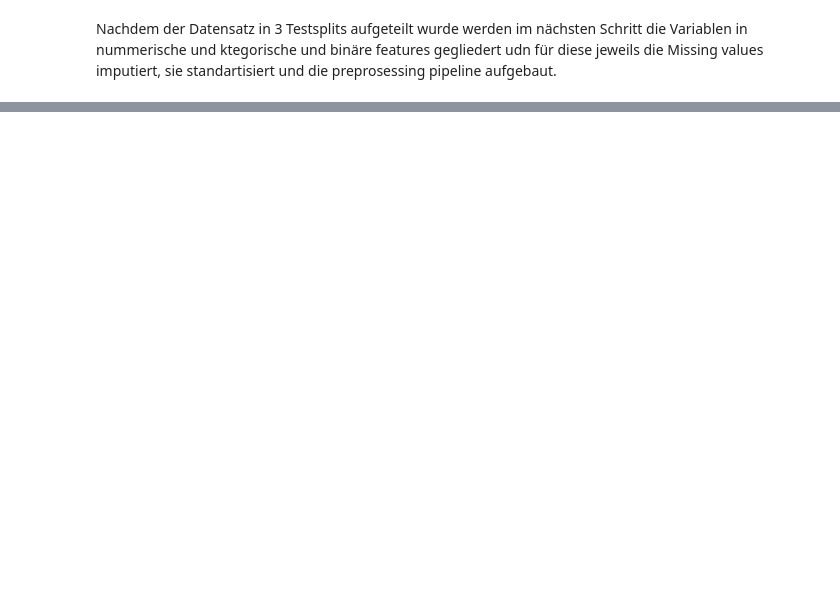
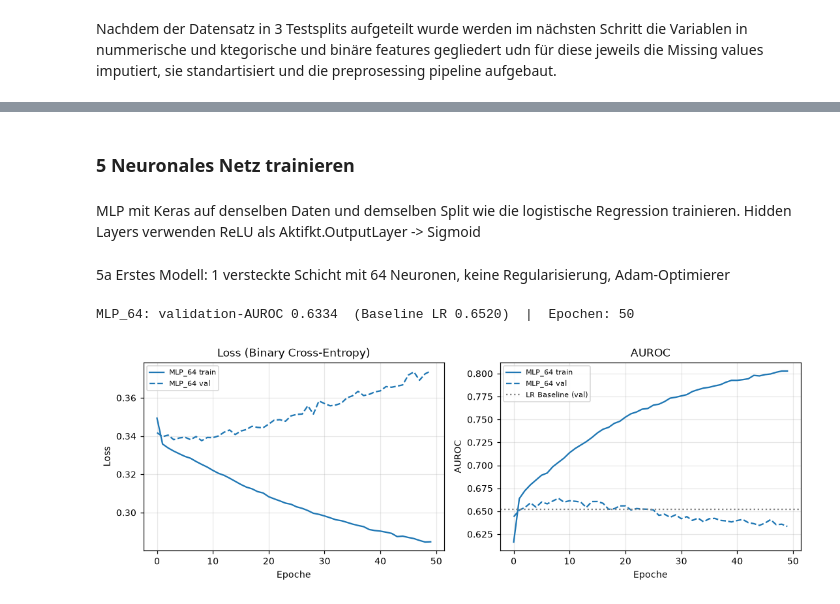
Before and after one commit to Marcinho2107/KIGW, a Jupyter notebook: ue1/ue1_elbischger_krauss.ipynb, the cells around one changed output, grey strips where cells are left out. Drawn from its saved outputs; the diff is of its cells as text; code cells hidden in the pictures; blank space fills up the shorter version.

```diff
--- a/ue1/ue1_elbischger_krauss.ipynb
+++ b/ue1/ue1_elbischger_krauss.ipynb
@@ -555,8 +555,10 @@ groups_tmp = groups.iloc[tmp_idx]
 
 # train_size=0,653 --> immer der erste zurückgegebene Indexsatz --> Herleitung => 40 Aufteilen auf 25 und 15 -> 25/40 = 0,625
 #2.Test und Validierungsdatensatz aufteilen (25% / 15%)
-split = GroupShuffleSplit(n_splits=1, train_size=0.625, random_state=SEED)  #0.625 * 0.4 = 0.25
-val_idx, test_idx = next(split.split(X_tmp, Y_tmp, groups=groups_tmp))      #neue Positionen für Validierungs- und Testset
+split = GroupShuffleSplit(n_splits=1, train_size=0.375, random_state=SEED)  #0.375 * 0.4 = 0.15
+val_idx, test_idx = next(split.split(X_tmp, Y_tmp, groups=groups_tmp))     #neue Positionen für Validierungs- und Testset
+#Wir verwenden 25 % der Daten als Testset, weil ein größeres Testset eine stabilere und verlässlichere Schätzung der finalen Modellleistung ermöglicht.
+#Dadurch erhoffen wir uns, Unterschiede zwischen logistischer Regression und neuronalem Netz besser beurteilen zu können.
 
 #Validierungsset in X_val und y_val aufteilen
 X_val_df = X_tmp.iloc[val_idx]
@@ -679,12 +683,12 @@ Nach Abschluss der Datenvorverarbeitung wird eine logistische Regression als Bas
 # %%
-logreg_model = LogisticRegression(max_iter=2000) #max_iter=2000 -> maximale Anzahl an Iterationen für ermittlung der Gewichte
-logreg_model.fit(X_train, y_train) #Modelltraining mit Trainingsdaten -> ermittelt Gewichte der Features
+#Logistische Regression als Baseline trainieren
+logreg_model = LogisticRegression(max_iter=2000)   #max_iter=2000 -> maximale Anzahl an Iterationen für die Ermittlung der Gewichte
+logreg_model.fit(X_train, y_train)                 #Modelltraining mit Trainingsdaten -> ermittelt Gewichte der Features
 
-probability_val_lr = logreg_model.predict_proba(X_val)[:, 1] #Ermittelt die Wahrscheinlichkeit für die positive Klasse (1) für jeden Datensatz im Validierungsset
-probability_test_lr = logreg_model.predict_proba(X_test)[:, 1] #[:, 1] -> p für die positive Klasse (Wiederaufnahme)
+#Wahrscheinlichkeit für die positive Klasse (Wiederaufnahme <30 Tage) im Validierungsset
+probability_val_lr = logreg_model.predict_proba(X_val)[:, 1]
 
-print("Logistische Regression:   validation-AUROC %.4f   test-AUROC %.4f"
-      % (roc_auc_score(y_val, probability_val_lr), roc_auc_score(Y_test, probability_test_lr)))
-
-print("Probabilities for the first 5 test samples:\n ", probability_test_lr[:5].round(4))
+#Bewertung nur auf dem Validierungsset
+auroc_val_lr = roc_auc_score(y_val, probability_val_lr)
+print("Logistische Regression:   validation-AUROC %.4f" % auroc_val_lr)
 # %% [output]
@@ -693,0 +700,4 @@ Probabilities for the first 5 test samples:
+# %% [markdown]
+### 5 Neuronales Netz trainieren
+# %% [markdown]
+MLP mit Keras auf denselben Daten und demselben Split wie die logistische Regression trainieren. Hidden Layers verwenden ReLU als Aktifkt.OutputLayer -> Sigmoid
@@ -693,0 +743,26 @@ Probabilities for the first 5 test samples:
+# %%
+def plot_history(names):
+    #Lernkurven (Loss und AUC) für eine oder mehrere Konfigurationen nebeneinander darstellen
+    fig, axes = plt.subplots(1, 2, figsize=(10, 3.5))
+    for name in names:
+        h = results[name]["history"].history
+        line, = axes[0].plot(h["loss"], label=f"{name} train")
+        axes[0].plot(h["val_loss"], "--", color=line.get_color(), label=f"{name} val")
+        axes[1].plot(h["auc"], color=line.get_color(), label=f"{name} train")
+        axes[1].plot(h["val_auc"], "--", color=line.get_color(), label=f"{name} val")
+    axes[0].set(title="Loss (Binary Cross-Entropy)", xlabel="Epoche", ylabel="Loss")
+    axes[1].set(title="AUROC", xlabel="Epoche", ylabel="AUROC")
+    axes[1].axhline(auroc_val_lr, color="grey", linestyle=":", label="LR Baseline (val)")
+    for ax in axes:
+        ax.legend(fontsize=7)
+    plt.tight_layout()
+    plt.show()
+# %% [markdown]
+5a Erstes Modell: 1 versteckte Schicht mit 64 Neuronen, keine Regularisierung, Adam-Optimierer
+# %%
+
+train_mlp("MLP_64", units=(64,), epochs=50)
+plot_history(["MLP_64"])
+# %% [output]
+MLP_64: validation-AUROC 0.6334  (Baseline LR 0.6520)  |  Epochen: 50
+[figure, added]
```
Also changed, not shown: parts of 36 cells of this notebook.
